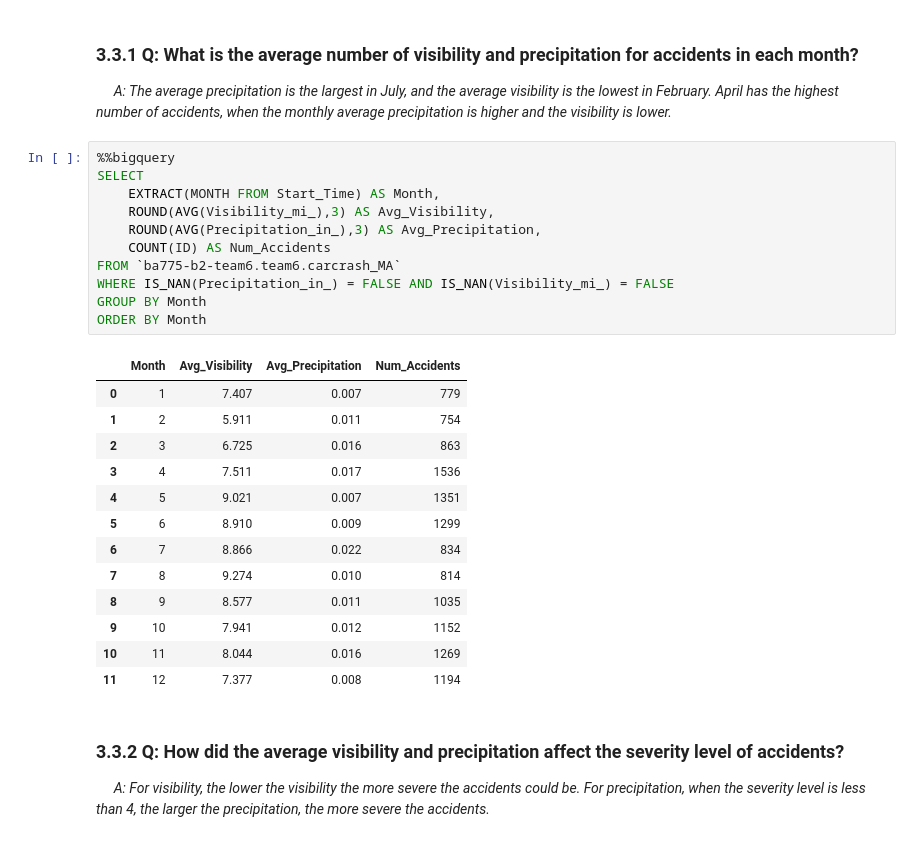
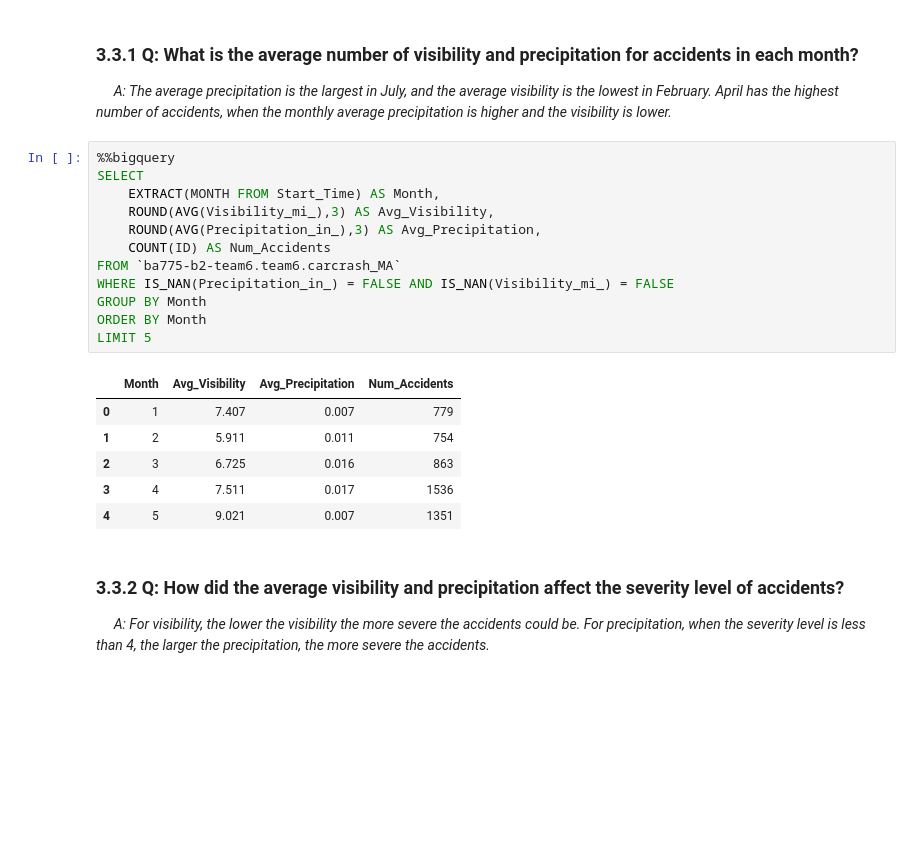
Before and after one commit to KaiyuWang19970221/BA775-teamproject, a Jupyter notebook: How_to_Improve_the_Safety_of_Driving_in_MA.ipynb, the cells around one changed output. Saved outputs shown, nothing was run; the diff lists cells and outputs as text; blank space fills up the shorter version.

```diff
--- a/How_to_Improve_the_Safety_of_Driving_in_MA.ipynb
+++ b/How_to_Improve_the_Safety_of_Driving_in_MA.ipynb
@@ -373,28 +373,22 @@ ORDER BY Severity
 # %%
 %%bigquery
 SELECT
     EXTRACT(MONTH FROM Start_Time) AS Month,
     ROUND(AVG(Visibility_mi_),3) AS Avg_Visibility,
     ROUND(AVG(Precipitation_in_),3) AS Avg_Precipitation,
     COUNT(ID) AS Num_Accidents
 FROM `ba775-b2-team6.team6.carcrash_MA`
 WHERE IS_NAN(Precipitation_in_) = FALSE AND IS_NAN(Visibility_mi_) = FALSE
 GROUP BY Month
 ORDER BY Month
+LIMIT 5
 # %% [output]
 |  | Month | Avg_Visibility | Avg_Precipitation | Num_Accidents |
 | 0 | 1 | 7.407 | 0.007 | 779 |
 | 1 | 2 | 5.911 | 0.011 | 754 |
 | 2 | 3 | 6.725 | 0.016 | 863 |
 | 3 | 4 | 7.511 | 0.017 | 1536 |
 | 4 | 5 | 9.021 | 0.007 | 1351 |
-| 5 | 6 | 8.910 | 0.009 | 1299 |
-| 6 | 7 | 8.866 | 0.022 | 834 |
-| 7 | 8 | 9.274 | 0.010 | 814 |
-| 8 | 9 | 8.577 | 0.011 | 1035 |
-| 9 | 10 | 7.941 | 0.012 | 1152 |
-| 10 | 11 | 8.044 | 0.016 | 1269 |
-| 11 | 12 | 7.377 | 0.008 | 1194 |
 # %% [markdown]
 ### 3.3.2 Q: How did the average visibility and precipitation affect the severity level of accidents?
 &emsp;<i> A: For visibility, the lower the visibility the more severe the accidents could be. For precipitation, when the severity level is less than 4, the larger the precipitation, the more severe the accidents.</i>
```
Also changed, not shown: parts of 2 cells of this notebook.
